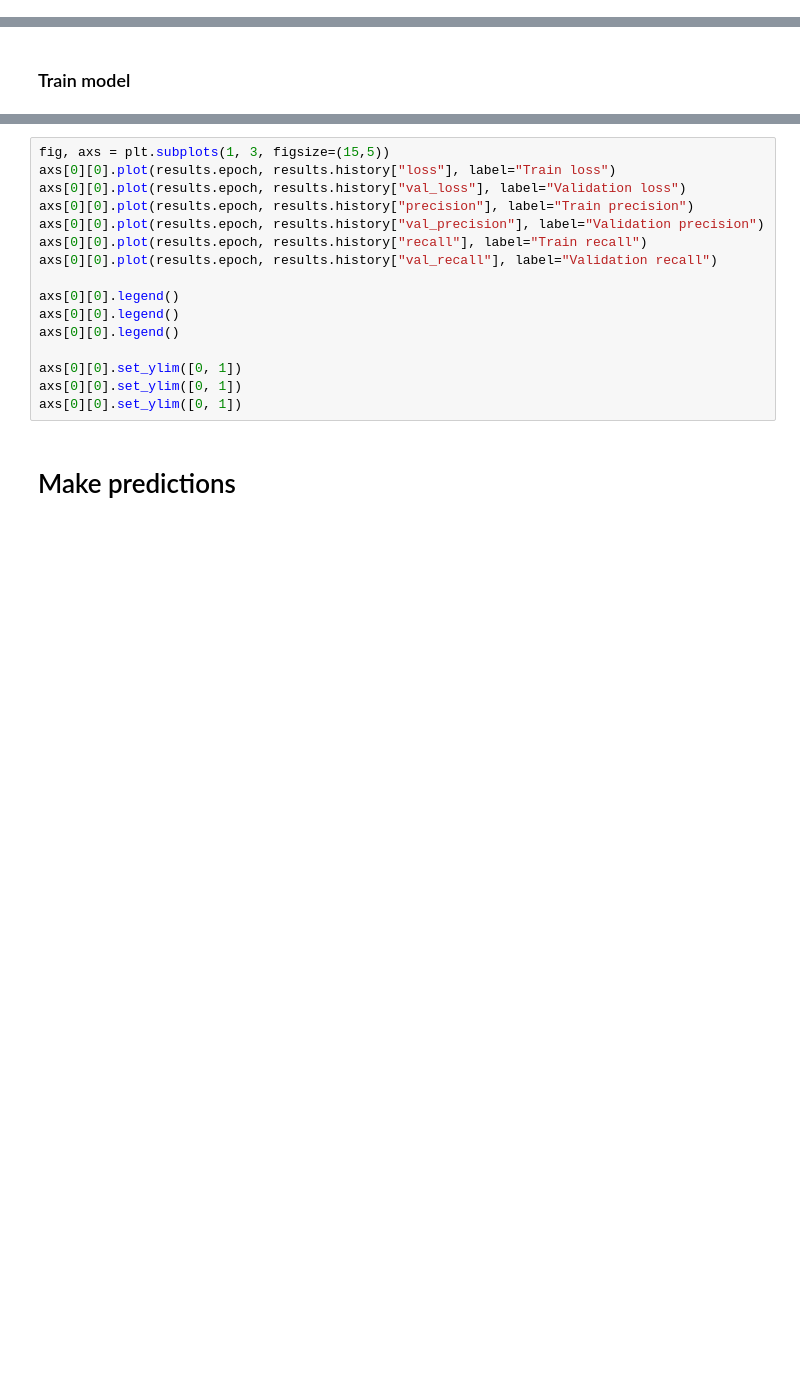
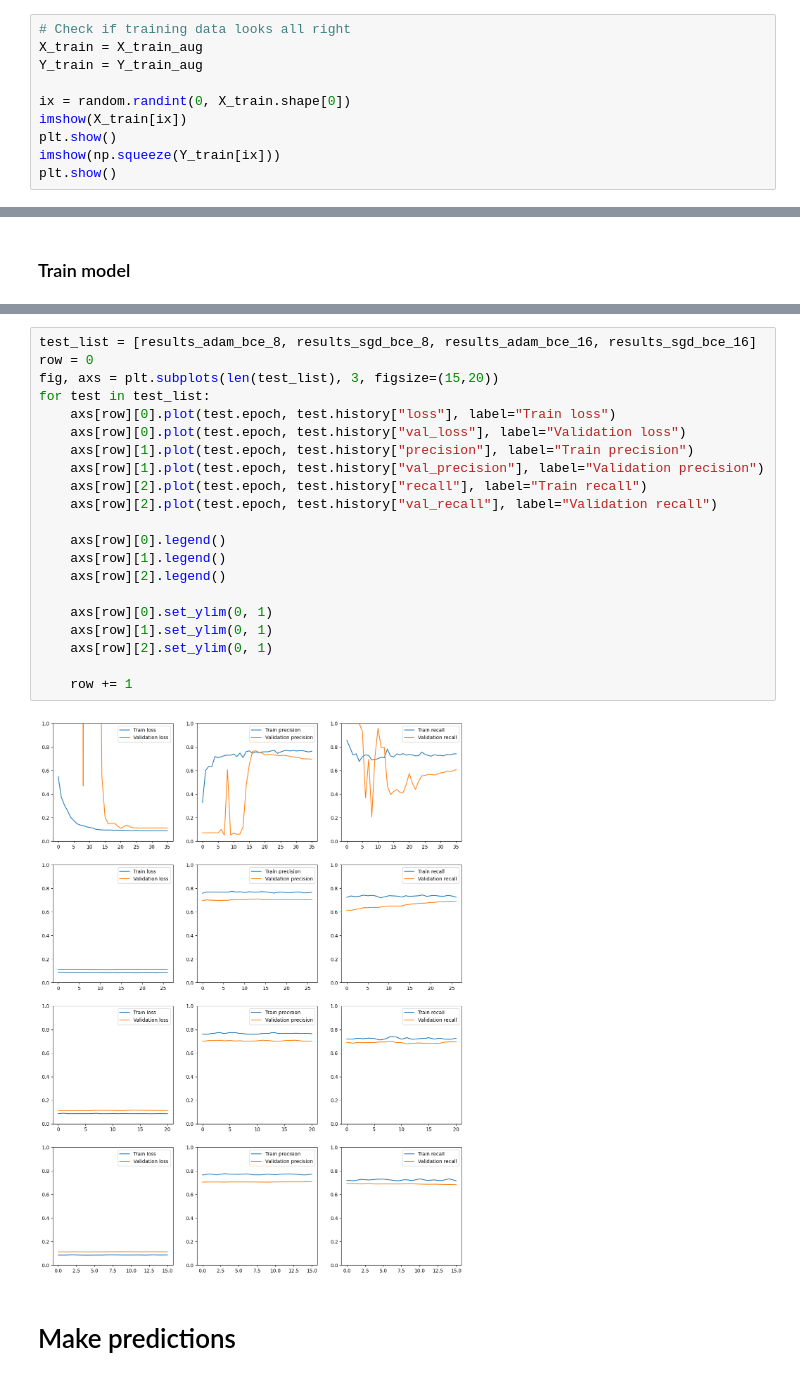
Before and after one commit to cusniwtt/unet-nucleus, a Jupyter notebook: tensorflow-2-nuclei-segmentation-unet.ipynb, the cells around one changed output, grey strips where cells are left out. Saved outputs shown, nothing was run; the diff lists cells and outputs as text; blank space fills up the shorter version.

```diff
--- a/tensorflow-2-nuclei-segmentation-unet.ipynb
+++ b/tensorflow-2-nuclei-segmentation-unet.ipynb
@@ -137,0 +171,10 @@ plt.show()
+# %%
+# Check if training data looks all right
+X_train = X_train_aug
+Y_train = Y_train_aug
+
+ix = random.randint(0, X_train.shape[0])
+imshow(X_train[ix])
+plt.show()
+imshow(np.squeeze(Y_train[ix]))
+plt.show()
@@ -321,19 +335,26 @@ Detected at node 'assert_greater_equal/Assert/AssertGuard/Assert' defined at (mo
 # %%
-fig, axs = plt.subplots(1, 3, figsize=(15,5))
-axs[0][0].plot(results.epoch, results.history["loss"], label="Train loss")
-axs[0][0].plot(results.epoch, results.history["val_loss"], label="Validation loss")
-axs[0][0].plot(results.epoch, results.history["precision"], label="Train precision")
-axs[0][0].plot(results.epoch, results.history["val_precision"], label="Validation precision")
-axs[0][0].plot(results.epoch, results.history["recall"], label="Train recall")
-axs[0][0].plot(results.epoch, results.history["val_recall"], label="Validation recall")
+test_list = [results_adam_bce_8, results_sgd_bce_8, results_adam_bce_16, results_sgd_bce_16]
+row = 0
+fig, axs = plt.subplots(len(test_list), 3, figsize=(15,20))
+for test in test_list:
+    axs[row][0].plot(test.epoch, test.history["loss"], label="Train loss")
+    axs[row][0].plot(test.epoch, test.history["val_loss"], label="Validation loss")
+    axs[row][1].plot(test.epoch, test.history["precision"], label="Train precision")
+    axs[row][1].plot(test.epoch, test.history["val_precision"], label="Validation precision")
+    axs[row][2].plot(test.epoch, test.history["recall"], label="Train recall")
+    axs[row][2].plot(test.epoch, test.history["val_recall"], label="Validation recall")
 
-axs[0][0].legend()
-axs[0][0].legend()
-axs[0][0].legend()
+    axs[row][0].legend()
+    axs[row][1].legend()
+    axs[row][2].legend()
 
-axs[0][0].set_ylim([0, 1])
-axs[0][0].set_ylim([0, 1])
-axs[0][0].set_ylim([0, 1])
+    axs[row][0].set_ylim(0, 1)
+    axs[row][1].set_ylim(0, 1)
+    axs[row][2].set_ylim(0, 1)
+
+    row += 1
+# %% [output]
+[figure, added]
 # %% [markdown]
 
 # Make predictions
```
Also changed, not shown: parts of 15 cells of this notebook.
